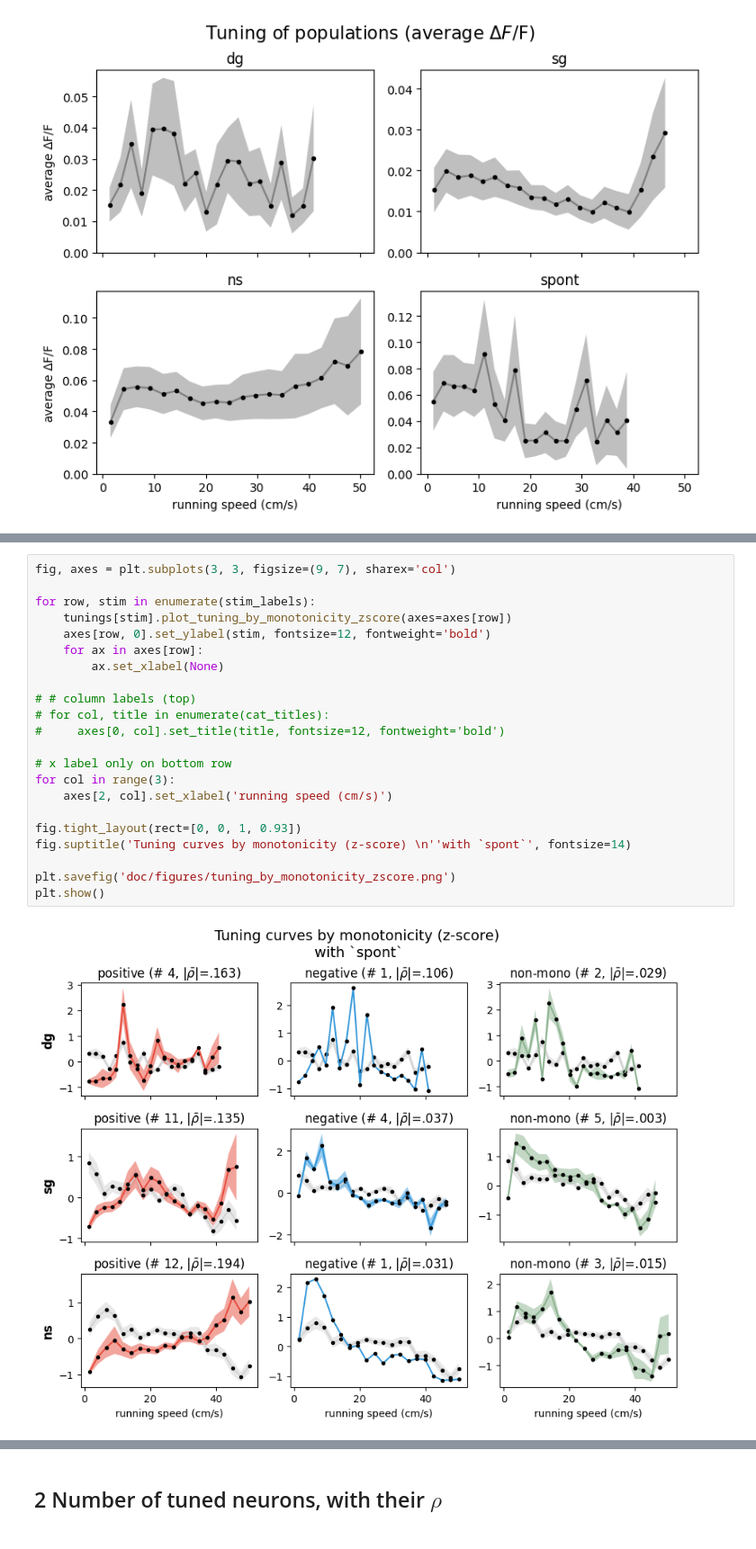
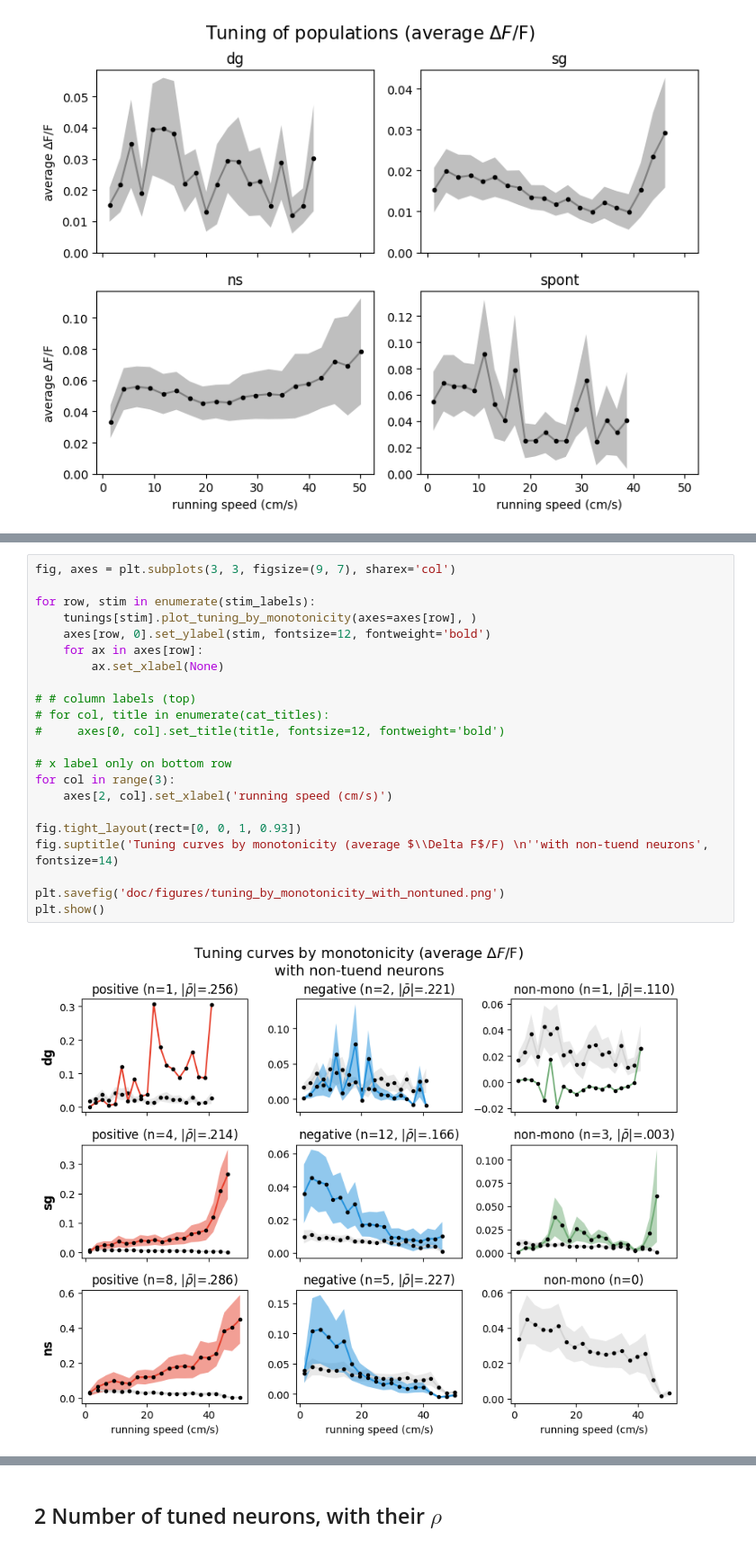
Before and after one commit to ZhidongZhang96/NDS-V1-RunningNaturalMod, a Jupyter notebook: Session A.ipynb, the cells around one changed output, grey strips where cells are left out. Shown at 90% size. Cells and saved outputs as stored; diff of their text form.

```diff
--- a/Session A.ipynb
+++ b/Session A.ipynb
@@ -83,24 +89,24 @@ plt.show()
-# %%
-fig, axes = plt.subplots(3, 3, figsize=(9, 7), sharex='col')
-
-for row, stim in enumerate(stim_labels):
-    tunings[stim].plot_tuning_by_monotonicity_zscore(axes=axes[row])
-    axes[row, 0].set_ylabel(stim, fontsize=12, fontweight='bold')
-    for ax in axes[row]:
-        ax.set_xlabel(None)
-
-# # column labels (top)
-# for col, title in enumerate(cat_titles):
-#     axes[0, col].set_title(title, fontsize=12, fontweight='bold')
-
-# x label only on bottom row
-for col in range(3):
-    axes[2, col].set_xlabel('running speed (cm/s)')
-
-fig.tight_layout(rect=[0, 0, 1, 0.93])
-fig.suptitle('Tuning curves by monotonicity (z-score) \n''with `spont`', fontsize=14)
-
-plt.savefig('doc/figures/tuning_by_monotonicity_zscore.png')
-plt.show()
-# %% [output]
-[figure, removed]
+# %%
+fig, axes = plt.subplots(3, 3, figsize=(9, 7), sharex='col')
+
+for row, stim in enumerate(stim_labels):
+    tunings[stim].plot_tuning_by_monotonicity(axes=axes[row], )
+    axes[row, 0].set_ylabel(stim, fontsize=12, fontweight='bold')
+    for ax in axes[row]:
+        ax.set_xlabel(None)
+
+# # column labels (top)
+# for col, title in enumerate(cat_titles):
+#     axes[0, col].set_title(title, fontsize=12, fontweight='bold')
+
+# x label only on bottom row
+for col in range(3):
+    axes[2, col].set_xlabel('running speed (cm/s)')
+
+fig.tight_layout(rect=[0, 0, 1, 0.93])
+fig.suptitle('Tuning curves by monotonicity (average $\\Delta F$/F) \n''with non-tuend neurons', fontsize=14)
+
+plt.savefig('doc/figures/tuning_by_monotonicity_with_nontuned.png')
+plt.show()
+# %% [output]
+[figure, added]
```
Also changed, not shown: parts of 14 cells of this notebook, 9 other files.
